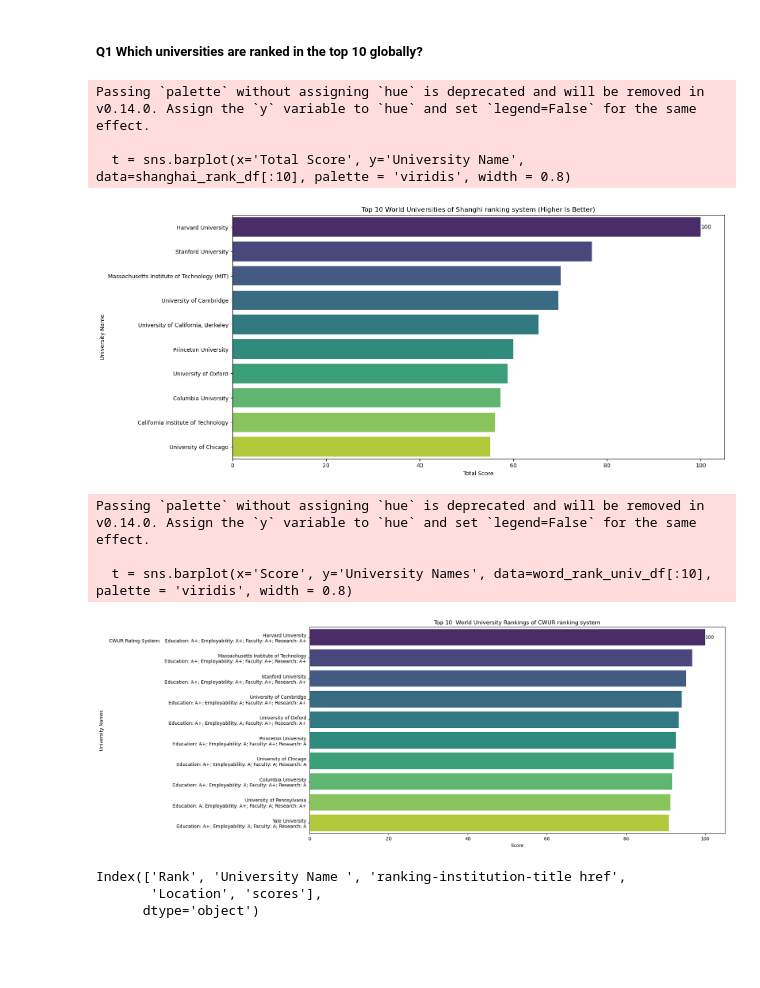
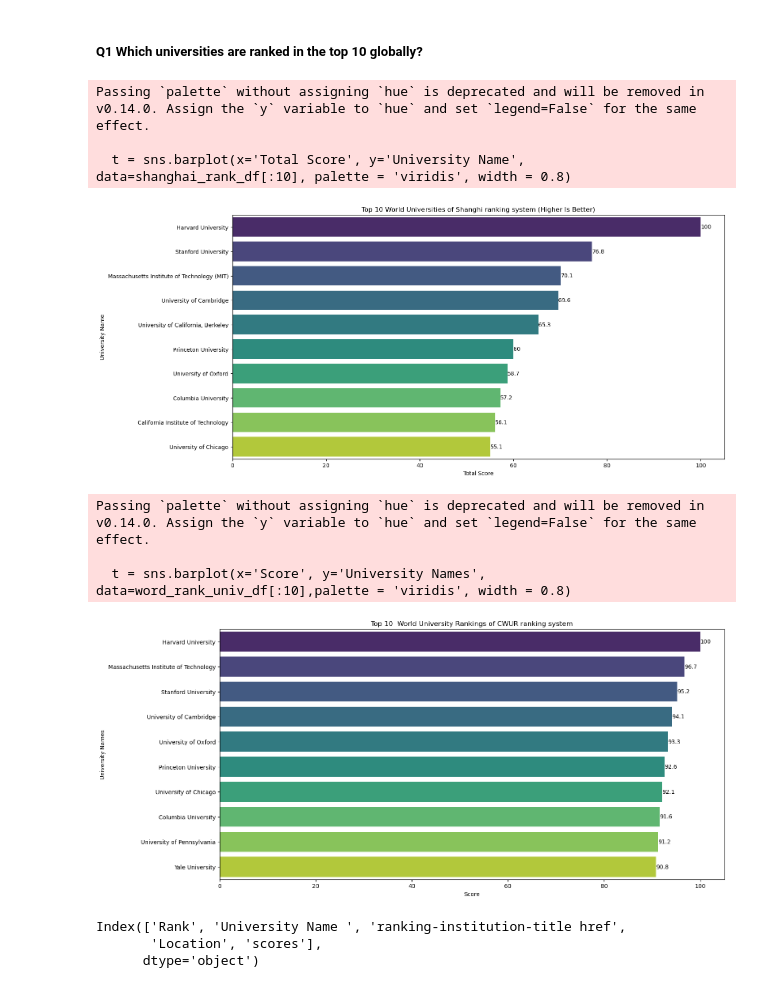
Before and after one commit to Tuwaiq-DS-ML-bootcamp-V-8/Usecase-3-Project-2, a Jupyter notebook: EDA explain template.ipynb, the cells around one changed output. Cells and saved outputs as stored; diff of their text form; code cells hidden in the pictures; blank space fills up the shorter version.

```diff
--- a/EDA explain template.ipynb
+++ b/EDA explain template.ipynb
@@ -553,6 +553,14 @@ dtype: object
 -------------------
 # %% [markdown]
 #### World ranking system (CWUR)
+# %%
+def name_change(x):
+    if "\n" in x:
+        return x.split("\n")[0]
+    else:
+        return x
+
+word_rank_univ_df["University Names"] = word_rank_univ_df["University Names"].apply(name_change)
 # %%
 # convert columns to integers
 word_rank_univ_df[["Educational Rank", "Employability Rank", "Faculty Rank", "Research Rank"]] = word_rank_univ_df[["Educational Rank", "Employability Rank", "Faculty Rank", "Research Rank"]].astype(int)
@@ -789,25 +797,27 @@ plt.show()
 plt.figure(figsize=(16,8))
 plt.title('Top 10 World Universities of Shanghi ranking system (Higher Is Better)')
 t = sns.barplot(x='Total Score', y='University Name', data=shanghai_rank_df[:10], palette = 'viridis', width = 0.8)
-t.bar_label(t.containers[0])
+for container in t.containers:
+    t.bar_label(container)
 plt.show()
 # %% [output]
 Passing `palette` without assigning `hue` is deprecated and will be removed in v0.14.0. Assign the `y` variable to `hue` and set `legend=False` for the same effect.
 
   t = sns.barplot(x='Total Score', y='University Name', data=shanghai_rank_df[:10], palette = 'viridis', width = 0.8)
-[figure, old version]
+[figure, new version]
 # %%
 
 plt.figure(figsize=(16,8))
 plt.title('Top 10  World University Rankings of CWUR ranking system')
-t = sns.barplot(x='Score', y='University Names', data=word_rank_univ_df[:10], palette = 'viridis', width = 0.8)
-t.bar_label(t.containers[0])
+t = sns.barplot(x='Score', y='University Names', data=word_rank_univ_df[:10],palette = 'viridis', width = 0.8)
+for container in t.containers:
+    t.bar_label(container)
 plt.show()
 # %% [output]
 Passing `palette` without assigning `hue` is deprecated and will be removed in v0.14.0. Assign the `y` variable to `hue` and set `legend=False` for the same effect.
 
-  t = sns.barplot(x='Score', y='University Names', data=word_rank_univ_df[:10], palette = 'viridis', width = 0.8)
+  t = sns.barplot(x='Score', y='University Names', data=word_rank_univ_df[:10],palette = 'viridis', width = 0.8)
-[figure, old version]
+[figure, new version]
 # %%
 times_higher_edu_df.columns
 # %% [output]
```
Also changed, not shown: parts of 22 cells of this notebook.
